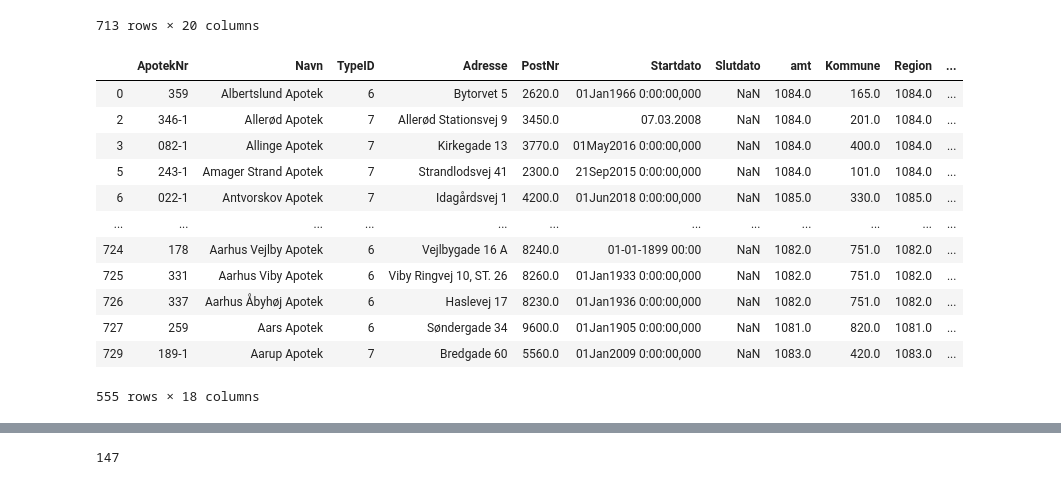
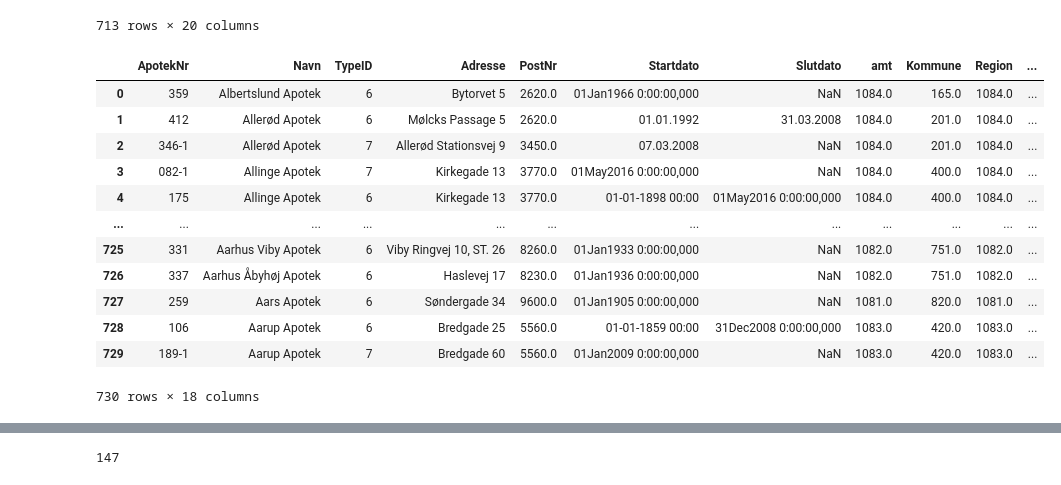
Before and after one commit to Oliverkobaek/thesis_2020, a Jupyter notebook: Geooding pharmacies.ipynb, the cells around one changed output, grey strips where cells are left out. Saved outputs shown, nothing was run; the diff lists cells and outputs as text; code cells hidden in the pictures.

```diff
--- a/Geooding pharmacies.ipynb
+++ b/Geooding pharmacies.ipynb
@@ -201,26 +201,26 @@ import math
 # %%
 exceldata2 = pd.read_csv("https://raw.githubusercontent.com/Oliverkobaek/thesis_2020/master/Apoteker_Geocoded_medstartdato.csv")
 exceldata2["Slyear"] = exceldata2["Slyear"].apply(float)
-exceldata2 = exceldata2[(exceldata2.Slyear < 2007) | (exceldata2.Slyear.isnull())]
+#exceldata2 = exceldata2[(exceldata2.Slyear < 2007) | (exceldata2.Slyear.isnull())]
 
 exceldata2 = exceldata2.drop(['Unnamed: 0'], axis= 1)
 exceldata2["dummy"] = exceldata2["Styear"].where(exceldata2["Styear"] > 2008, 2008)
 exceldata2
 #df_2008 =  exceldata[(exceldata["dummy"]  == '2008.0')]
 # %% [output]
 |  | ApotekNr | Navn | TypeID | Adresse | PostNr | Startdato | Slutdato | amt | Kommune | Region | ... |
 | 0 | 359 | Albertslund Apotek | 6 | Bytorvet 5 | 2620.0 | 01Jan1966 0:00:00,000 | NaN | 1084.0 | 165.0 | 1084.0 | ... |
+| 1 | 412 | Allerød Apotek | 6 | Mølcks Passage 5 | 2620.0 | 01.01.1992 | 31.03.2008 | 1084.0 | 201.0 | 1084.0 | ... |
 | 2 | 346-1 | Allerød Apotek | 7 | Allerød Stationsvej 9 | 3450.0 | 07.03.2008 | NaN | 1084.0 | 201.0 | 1084.0 | ... |
 | 3 | 082-1 | Allinge Apotek | 7 | Kirkegade 13 | 3770.0 | 01May2016 0:00:00,000 | NaN | 1084.0 | 400.0 | 1084.0 | ... |
-| 5 | 243-1 | Amager Strand Apotek | 7 | Strandlodsvej 41 | 2300.0 | 21Sep2015 0:00:00,000 | NaN | 1084.0 | 101.0 | 1084.0 | ... |
-| 6 | 022-1 | Antvorskov Apotek | 7 | Idagårdsvej 1 | 4200.0 | 01Jun2018 0:00:00,000 | NaN | 1085.0 | 330.0 | 1085.0 | ... |
+| 4 | 175 | Allinge Apotek | 6 | Kirkegade 13 | 3770.0 | 01-01-1898 00:00 | 01May2016 0:00:00,000 | 1084.0 | 400.0 | 1084.0 | ... |
 | ... | ... | ... | ... | ... | ... | ... | ... | ... | ... | ... | ... |
-| 724 | 178 | Aarhus Vejlby Apotek | 6 | Vejlbygade 16 A | 8240.0 | 01-01-1899 00:00 | NaN | 1082.0 | 751.0 | 1082.0 | ... |
 | 725 | 331 | Aarhus Viby Apotek | 6 | Viby Ringvej 10, ST. 26 | 8260.0 | 01Jan1933 0:00:00,000 | NaN | 1082.0 | 751.0 | 1082.0 | ... |
 | 726 | 337 | Aarhus Åbyhøj Apotek | 6 | Haslevej 17 | 8230.0 | 01Jan1936 0:00:00,000 | NaN | 1082.0 | 751.0 | 1082.0 | ... |
 | 727 | 259 | Aars Apotek | 6 | Søndergade 34 | 9600.0 | 01Jan1905 0:00:00,000 | NaN | 1081.0 | 820.0 | 1081.0 | ... |
+| 728 | 106 | Aarup Apotek | 6 | Bredgade 25 | 5560.0 | 01-01-1859 00:00 | 31Dec2008 0:00:00,000 | 1083.0 | 420.0 | 1083.0 | ... |
 | 729 | 189-1 | Aarup Apotek | 7 | Bredgade 60 | 5560.0 | 01Jan2009 0:00:00,000 | NaN | 1083.0 | 420.0 | 1083.0 | ... |
-555 rows × 18 columns
+730 rows × 18 columns
 # %%
 from tqdm import tqdm
 frames_year = {}
```
Also changed, not shown: parts of 1 cell of this notebook, 2 other files.
